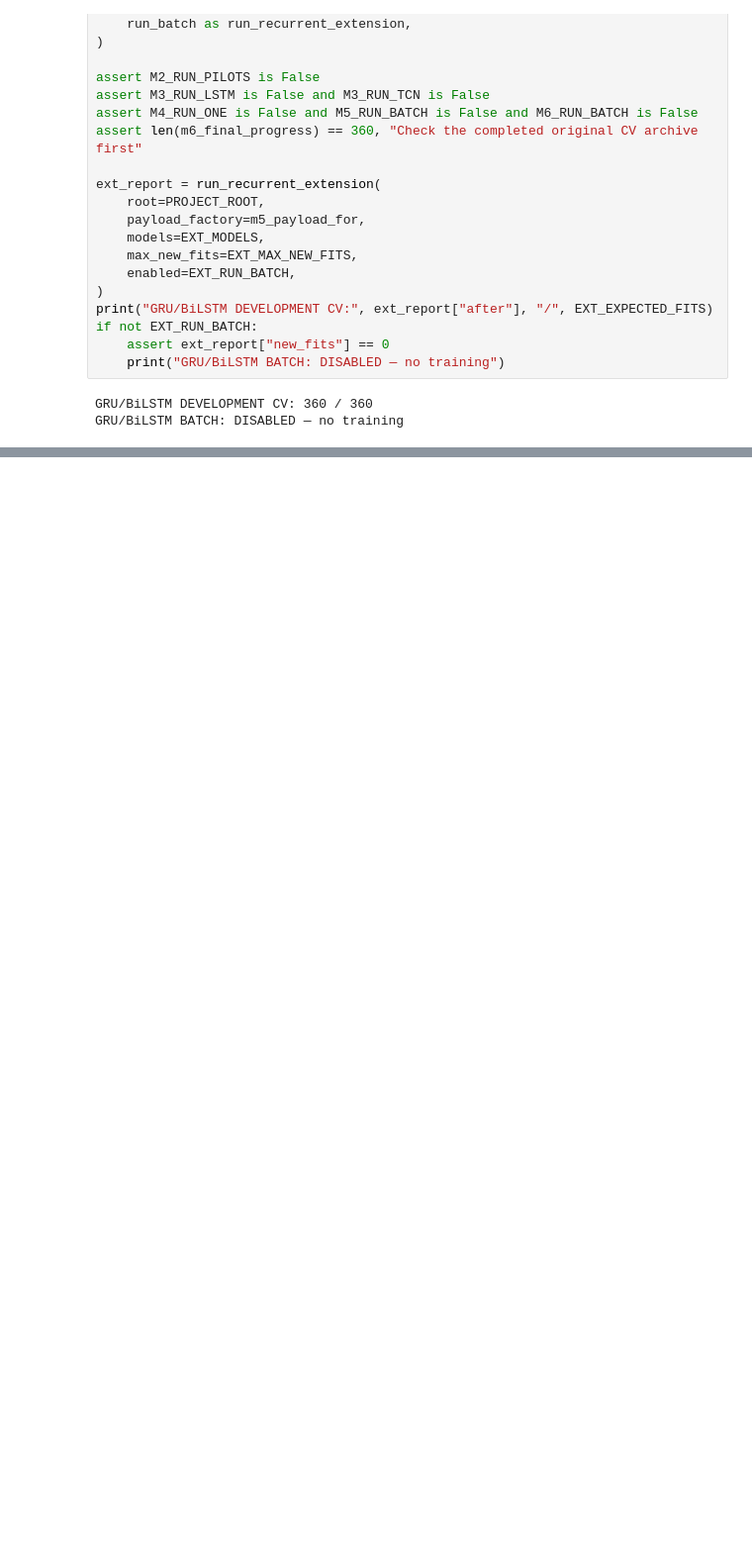
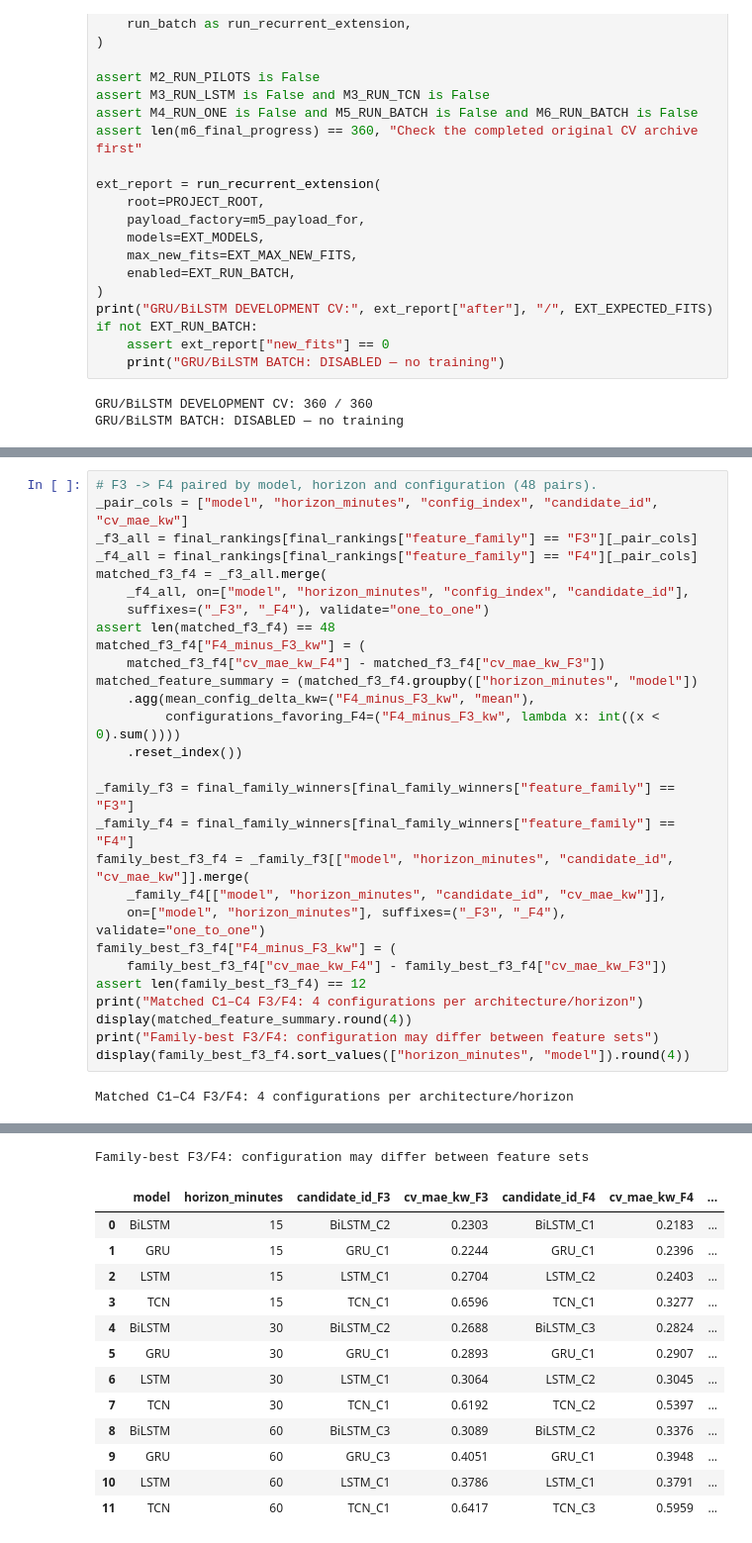
Before and after one commit to stardawgpower/solete-lunisolar-forecasting, a Jupyter notebook: notebooks/11_revised_neural_models.ipynb, the cells around one changed output, grey strips where cells are left out. Shown at 99% size. Cells and saved outputs as stored; diff of their text form; blank space fills up the shorter version.

```diff
--- a/notebooks/11_revised_neural_models.ipynb
+++ b/notebooks/11_revised_neural_models.ipynb
@@ -1830,0 +2006,30 @@ The original 360 LSTM/TCN folds are complete and remain the reference comparison
+# %%
+# F3 -> F4 paired by model, horizon and configuration (48 pairs).
+_pair_cols = ["model", "horizon_minutes", "config_index", "candidate_id", "cv_mae_kw"]
+_f3_all = final_rankings[final_rankings["feature_family"] == "F3"][_pair_cols]
+_f4_all = final_rankings[final_rankings["feature_family"] == "F4"][_pair_cols]
+matched_f3_f4 = _f3_all.merge(
+    _f4_all, on=["model", "horizon_minutes", "config_index", "candidate_id"],
+    suffixes=("_F3", "_F4"), validate="one_to_one")
+assert len(matched_f3_f4) == 48
+matched_f3_f4["F4_minus_F3_kw"] = (
+    matched_f3_f4["cv_mae_kw_F4"] - matched_f3_f4["cv_mae_kw_F3"])
+matched_feature_summary = (matched_f3_f4.groupby(["horizon_minutes", "model"])
+    .agg(mean_config_delta_kw=("F4_minus_F3_kw", "mean"),
+         configurations_favoring_F4=("F4_minus_F3_kw", lambda x: int((x < 0).sum())))
+    .reset_index())
+
+_family_f3 = final_family_winners[final_family_winners["feature_family"] == "F3"]
+_family_f4 = final_family_winners[final_family_winners["feature_family"] == "F4"]
+family_best_f3_f4 = _family_f3[["model", "horizon_minutes", "candidate_id", "cv_mae_kw"]].merge(
+    _family_f4[["model", "horizon_minutes", "candidate_id", "cv_mae_kw"]],
+    on=["model", "horizon_minutes"], suffixes=("_F3", "_F4"), validate="one_to_one")
+family_best_f3_f4["F4_minus_F3_kw"] = (
+    family_best_f3_f4["cv_mae_kw_F4"] - family_best_f3_f4["cv_mae_kw_F3"])
+assert len(family_best_f3_f4) == 12
+print("Matched C1–C4 F3/F4: 4 configurations per architecture/horizon")
+display(matched_feature_summary.round(4))
+print("Family-best F3/F4: configuration may differ between feature sets")
+display(family_best_f3_f4.sort_values(["horizon_minutes", "model"]).round(4))
+# %% [output]
+Matched C1–C4 F3/F4: 4 configurations per architecture/horizon
@@ -1830,0 +2049,14 @@ The original 360 LSTM/TCN folds are complete and remain the reference comparison
+Family-best F3/F4: configuration may differ between feature sets
+|  | model | horizon_minutes | candidate_id_F3 | cv_mae_kw_F3 | candidate_id_F4 | cv_mae_kw_F4 | ... |
+| 0 | BiLSTM | 15 | BiLSTM_C2 | 0.2303 | BiLSTM_C1 | 0.2183 | ... |
+| 1 | GRU | 15 | GRU_C1 | 0.2244 | GRU_C1 | 0.2396 | ... |
+| 2 | LSTM | 15 | LSTM_C1 | 0.2704 | LSTM_C2 | 0.2403 | ... |
+| 3 | TCN | 15 | TCN_C1 | 0.6596 | TCN_C1 | 0.3277 | ... |
+| 4 | BiLSTM | 30 | BiLSTM_C2 | 0.2688 | BiLSTM_C3 | 0.2824 | ... |
+| 5 | GRU | 30 | GRU_C1 | 0.2893 | GRU_C1 | 0.2907 | ... |
+| 6 | LSTM | 30 | LSTM_C1 | 0.3064 | LSTM_C2 | 0.3045 | ... |
+| 7 | TCN | 30 | TCN_C1 | 0.6192 | TCN_C2 | 0.5397 | ... |
+| 8 | BiLSTM | 60 | BiLSTM_C3 | 0.3089 | BiLSTM_C2 | 0.3376 | ... |
+| 9 | GRU | 60 | GRU_C3 | 0.4051 | GRU_C1 | 0.3948 | ... |
+| 10 | LSTM | 60 | LSTM_C1 | 0.3786 | LSTM_C1 | 0.3791 | ... |
+| 11 | TCN | 60 | TCN_C1 | 0.6417 | TCN_C3 | 0.5959 | ... |
```
Also changed, not shown: parts of 18 cells of this notebook.
